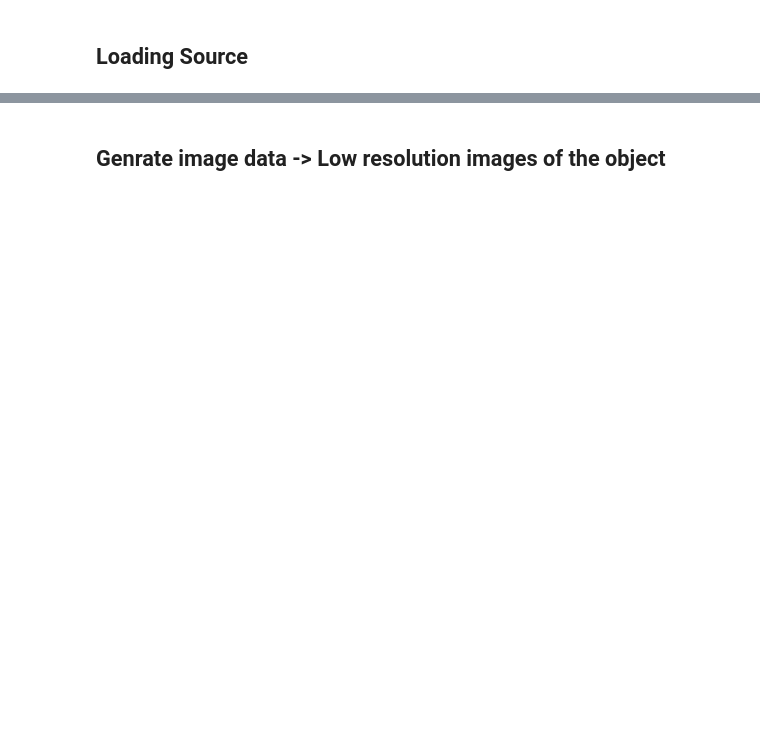
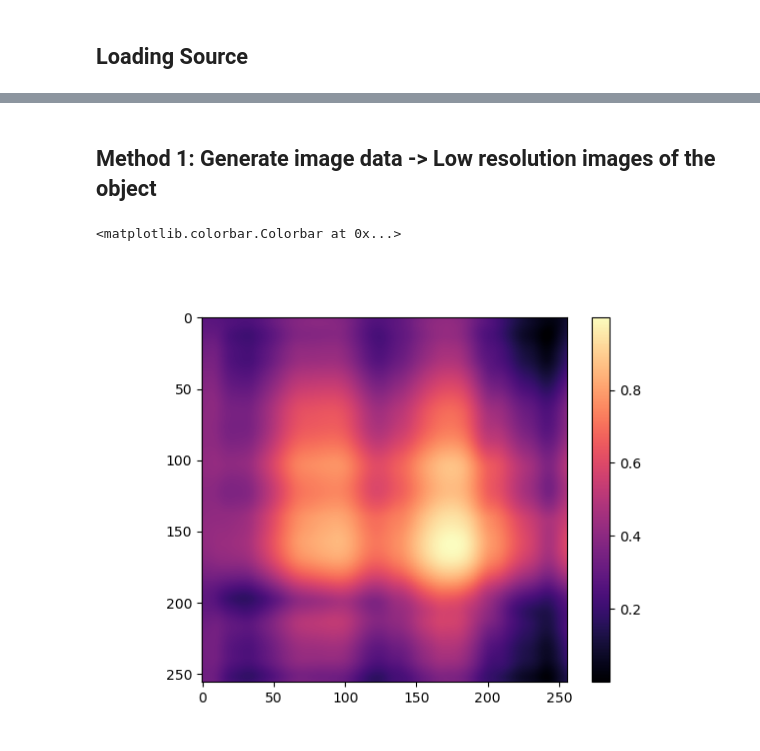
Before and after one commit to ahmed2903/pyxtools, a Jupyter notebook: example/FPM_simulation.ipynb, the cells around one changed output, grey strips where cells are left out. Cells and saved outputs as stored; diff of their text form; code cells hidden in the pictures; blank space fills up the shorter version.

```diff
--- a/example/FPM_simulation.ipynb
+++ b/example/FPM_simulation.ipynb
@@ -89,2 +133,2 @@ fpm.plot_source()
 # %% [markdown]
-## Genrate image data -> Low resolution images of the object
+## Method 1: Generate image data -> Low resolution images of the object
@@ -92,0 +138,9 @@ fpm.generate_coherent_imgs( exp.det_psize, exp.recon_psize, exp.arraysize)
+# %%
+%matplotlib ipympl
+plt.figure()
+plt.imshow(np.angle(fpm.pupil), cmap = 'magma')
+plt.axis('on')
+plt.colorbar()
+# %% [output]
+<matplotlib.colorbar.Colorbar at 0x...>
+[figure, added]
```
Also changed, not shown: parts of 86 cells of this notebook, 31 other files.
